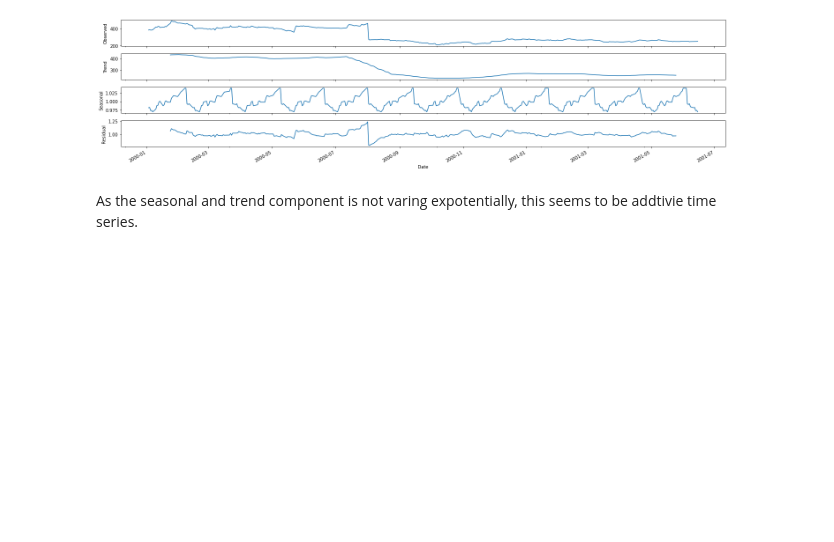
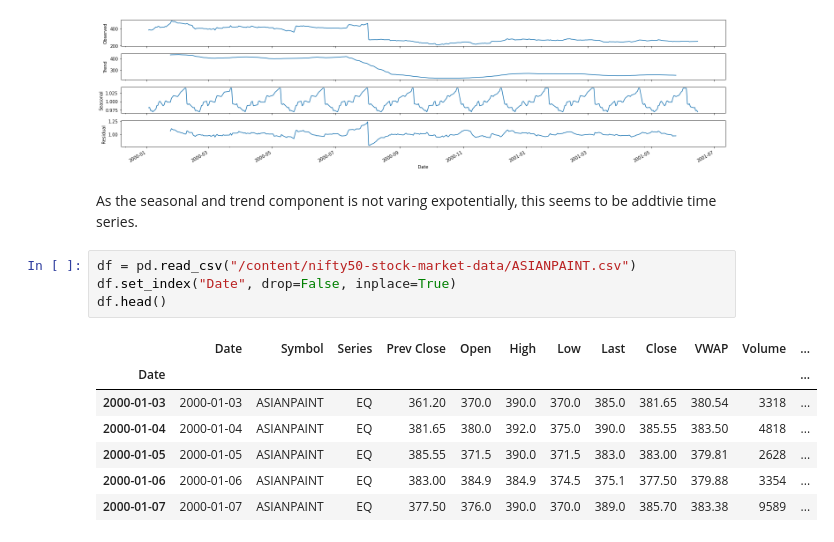
Before and after one commit to hargurjeet/MachineLearning, a Jupyter notebook: Nifty_50_Time_Series_Forecasting.ipynb, the cells around one changed output. Drawn from its saved outputs; the diff is of its cells as text; blank space fills up the shorter version.

```diff
--- a/Nifty_50_Time_Series_Forecasting.ipynb
+++ b/Nifty_50_Time_Series_Forecasting.ipynb
@@ -122,3 +123,15 @@ result.plot()
 [figure]
 # %% [markdown]
 As the seasonal and trend component is not varing expotentially, this seems to be addtivie time series.
+# %%
+df = pd.read_csv("/content/nifty50-stock-market-data/ASIANPAINT.csv")
+df.set_index("Date", drop=False, inplace=True)
+df.head()
+# %% [output]
+|  | Date | Symbol | Series | Prev Close | Open | High | Low | Last | Close | VWAP | Volume | ... |
+| Date |  |  |  |  |  |  |  |  |  |  |  | ... |
+| 2000-01-03 | 2000-01-03 | ASIANPAINT | EQ | 361.20 | 370.0 | 390.0 | 370.0 | 385.0 | 381.65 | 380.54 | 3318 | ... |
+| 2000-01-04 | 2000-01-04 | ASIANPAINT | EQ | 381.65 | 380.0 | 392.0 | 375.0 | 390.0 | 385.55 | 383.50 | 4818 | ... |
+| 2000-01-05 | 2000-01-05 | ASIANPAINT | EQ | 385.55 | 371.5 | 390.0 | 371.5 | 383.0 | 383.00 | 379.81 | 2628 | ... |
+| 2000-01-06 | 2000-01-06 | ASIANPAINT | EQ | 383.00 | 384.9 | 384.9 | 374.5 | 375.1 | 377.50 | 379.88 | 3354 | ... |
+| 2000-01-07 | 2000-01-07 | ASIANPAINT | EQ | 377.50 | 376.0 | 390.0 | 370.0 | 389.0 | 385.70 | 383.38 | 9589 | ... |
```
Also changed, not shown: parts of 5 cells of this notebook.
